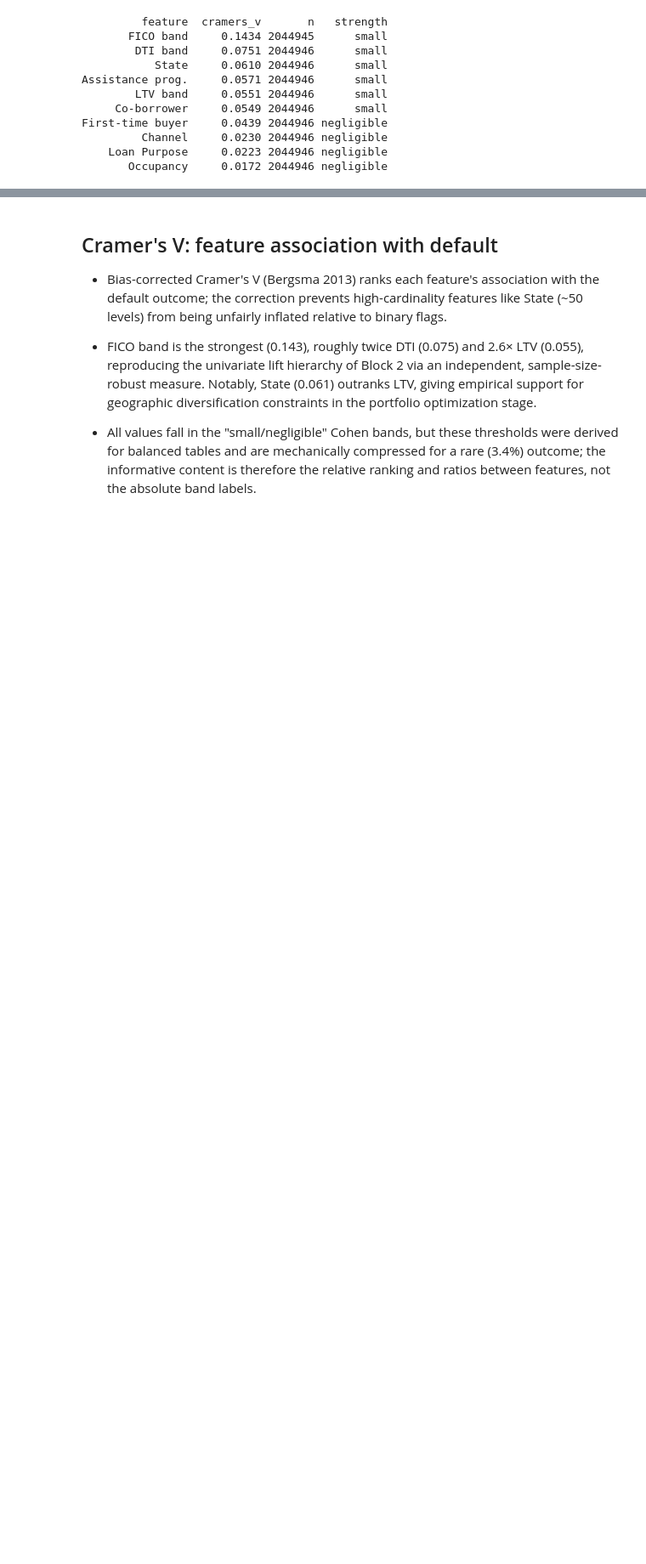
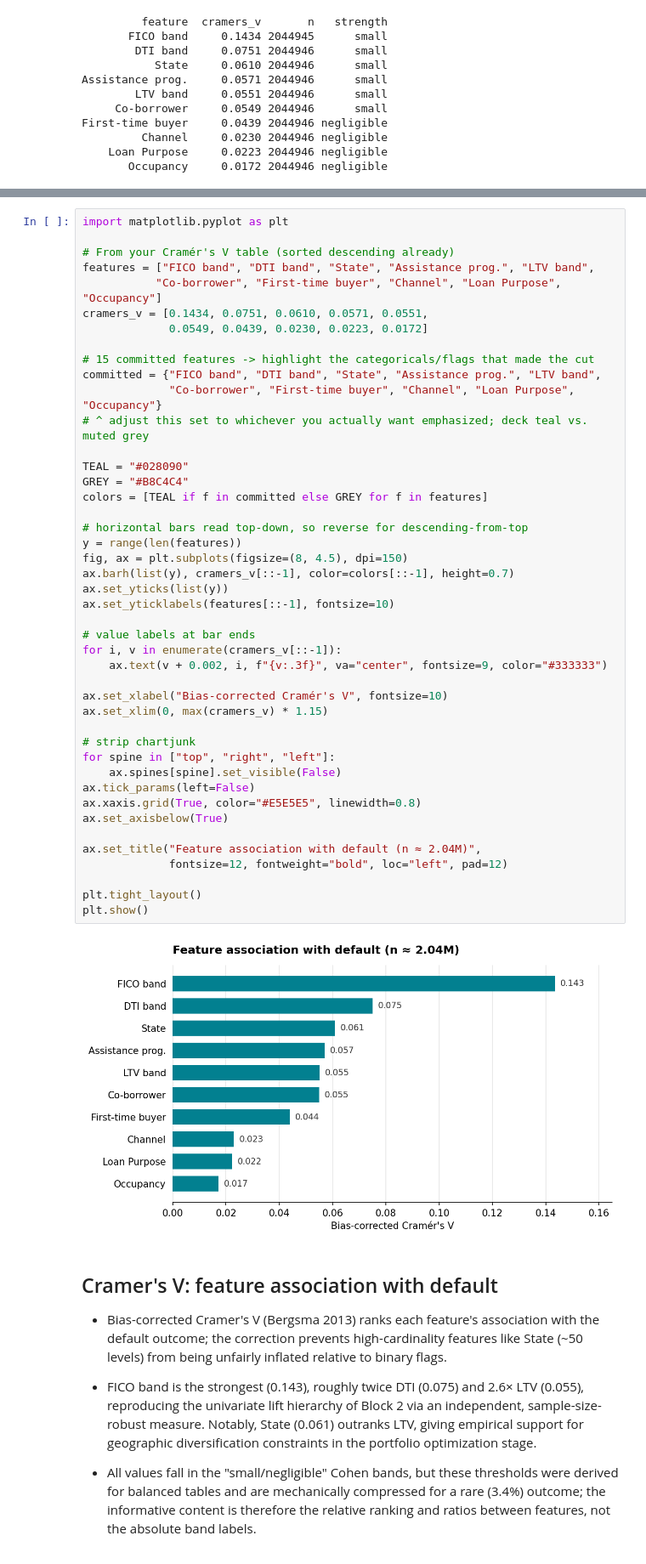
Before and after one commit to PhillipJRoman/loan-portfolio-optimization, a Jupyter notebook: eda/05_statistical_tests.ipynb, the cells around one changed output, grey strips where cells are left out. Shown at 85% size. Saved outputs shown, nothing was run; the diff lists cells and outputs as text; blank space fills up the shorter version.

Commit message:
added visuals for Cramer's V and Odds Ratio

```diff
--- a/eda/05_statistical_tests.ipynb
+++ b/eda/05_statistical_tests.ipynb
@@ -106,3 +108,49 @@ First-time buyer     0.0439 2044946 negligible
+# %%
+import matplotlib.pyplot as plt
+
+# From your Cramér's V table (sorted descending already)
+features = ["FICO band", "DTI band", "State", "Assistance prog.", "LTV band",
+           "Co-borrower", "First-time buyer", "Channel", "Loan Purpose", "Occupancy"]
+cramers_v = [0.1434, 0.0751, 0.0610, 0.0571, 0.0551,
+             0.0549, 0.0439, 0.0230, 0.0223, 0.0172]
+
+# 15 committed features -> highlight the categoricals/flags that made the cut
+committed = {"FICO band", "DTI band", "State", "Assistance prog.", "LTV band",
+             "Co-borrower", "First-time buyer", "Channel", "Loan Purpose", "Occupancy"}
+# ^ adjust this set to whichever you actually want emphasized; deck teal vs. muted grey
+
+TEAL = "#028090"
+GREY = "#B8C4C4"
+colors = [TEAL if f in committed else GREY for f in features]
+
+# horizontal bars read top-down, so reverse for descending-from-top
+y = range(len(features))
+fig, ax = plt.subplots(figsize=(8, 4.5), dpi=150)
+ax.barh(list(y), cramers_v[::-1], color=colors[::-1], height=0.7)
+ax.set_yticks(list(y))
+ax.set_yticklabels(features[::-1], fontsize=10)
+
+# value labels at bar ends
+for i, v in enumerate(cramers_v[::-1]):
+    ax.text(v + 0.002, i, f"{v:.3f}", va="center", fontsize=9, color="#333333")
+
+ax.set_xlabel("Bias-corrected Cramér's V", fontsize=10)
+ax.set_xlim(0, max(cramers_v) * 1.15)
+
+# strip chartjunk
+for spine in ["top", "right", "left"]:
+    ax.spines[spine].set_visible(False)
+ax.tick_params(left=False)
+ax.xaxis.grid(True, color="#E5E5E5", linewidth=0.8)
+ax.set_axisbelow(True)
+
+ax.set_title("Feature association with default (n ≈ 2.04M)",
+             fontsize=12, fontweight="bold", loc="left", pad=12)
+
+plt.tight_layout()
+plt.show()
+# %% [output]
+[figure, added]
 # %% [markdown]
 ## Cramer's V: feature association with default
 - Bias-corrected Cramer's V (Bergsma 2013) ranks each feature's association with the default outcome; the correction prevents high-cardinality features like State (~50 levels) from being unfairly inflated relative to binary flags.
```
Also changed, not shown: parts of 3 cells of this notebook.
